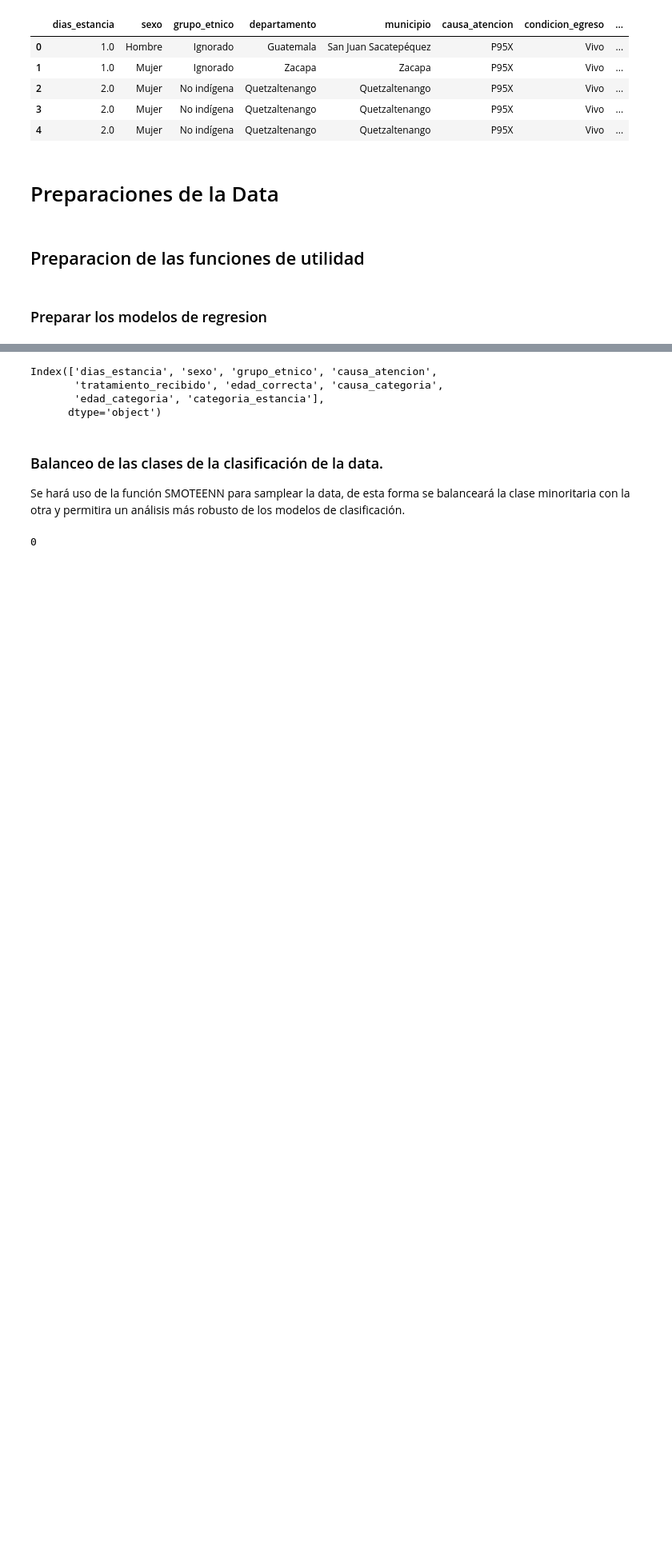
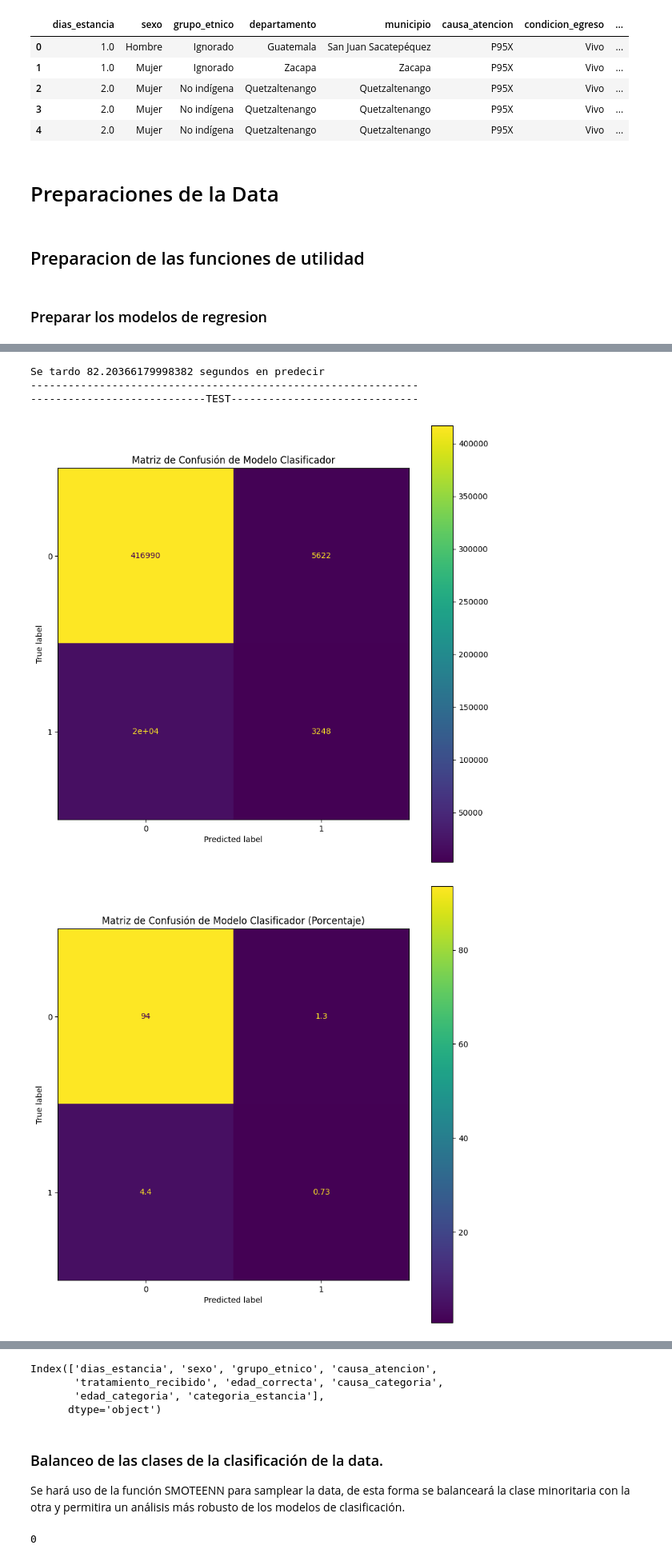
Before and after one commit to Andrea-gt/ml-los-guatemala, a Jupyter notebook: RandomForest/ClassificationModels.ipynb, the cells around one changed output, grey strips where cells are left out. Shown at 80% size. Saved outputs shown, nothing was run; the diff lists cells and outputs as text; code cells hidden in the pictures; blank space fills up the shorter version.

Commit message:
Add model with complete dataset

```diff
--- a/RandomForest/ClassificationModels.ipynb
+++ b/RandomForest/ClassificationModels.ipynb
@@ -224,0 +223,10 @@ dr = data.copy()
+# %%
+dr = dataOrg.copy()
+dr.pop('condicion_egreso')
+conditionsDr = [
+    (dr['dias_estancia'] < 5),
+    (dr['dias_estancia'] >= 5)
+]
+dr['categoria_estancia'] = np.select(conditionsDr, labels)
+dr.pop('dias_estancia')
+0
@@ -250,0 +261,8 @@ def chageNotNumericVars(df):
+# %%
+y = dr.pop('categoria_estancia')
+X = dr
+otherVarsDict = chageNotNumericVars(X)
+# %%
+X_train, X_test, y_train, y_test = train_test_split(X, y, test_size=0.2, random_state=42)
+print("Tamaño del conjunto de entrenamiento:", X_train.shape)
+print("Tamaño del conjunto de prueba:", X_test.shape)
@@ -250,0 +272,4 @@ def chageNotNumericVars(df):
+# %%
+# Hacer un Random Forest como clasificador
+rfClass_model = RandomForestClassifier(random_state=42)
+rfClass_model.fit(X_train, y_train)
@@ -250,0 +282,8 @@ def chageNotNumericVars(df):
+# %%
+clfMetrics(rfClass_model, X_test,X_train , y_test,y_train)
+# %% [output]
+Se tardo 82.20366179998382 segundos en predecir
+--------------------------------------------------------------
+----------------------------TEST------------------------------
+[figure, added]
+[figure, added]
```
Also changed, not shown: parts of 10 cells of this notebook.
